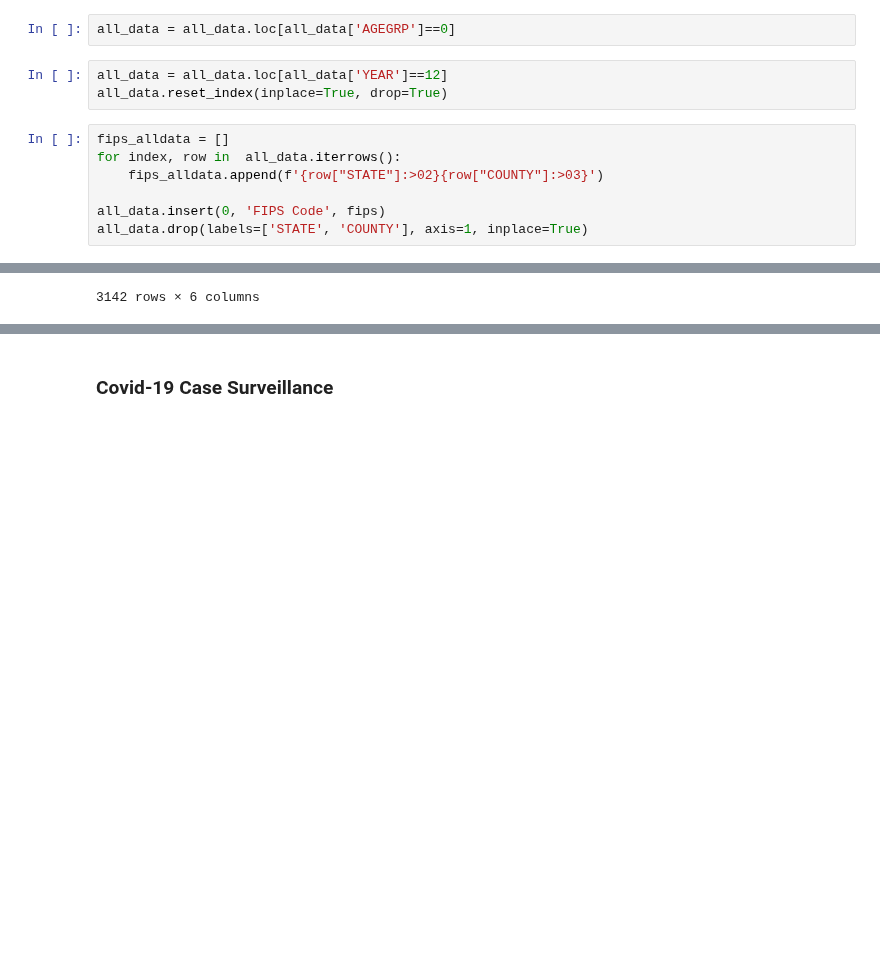
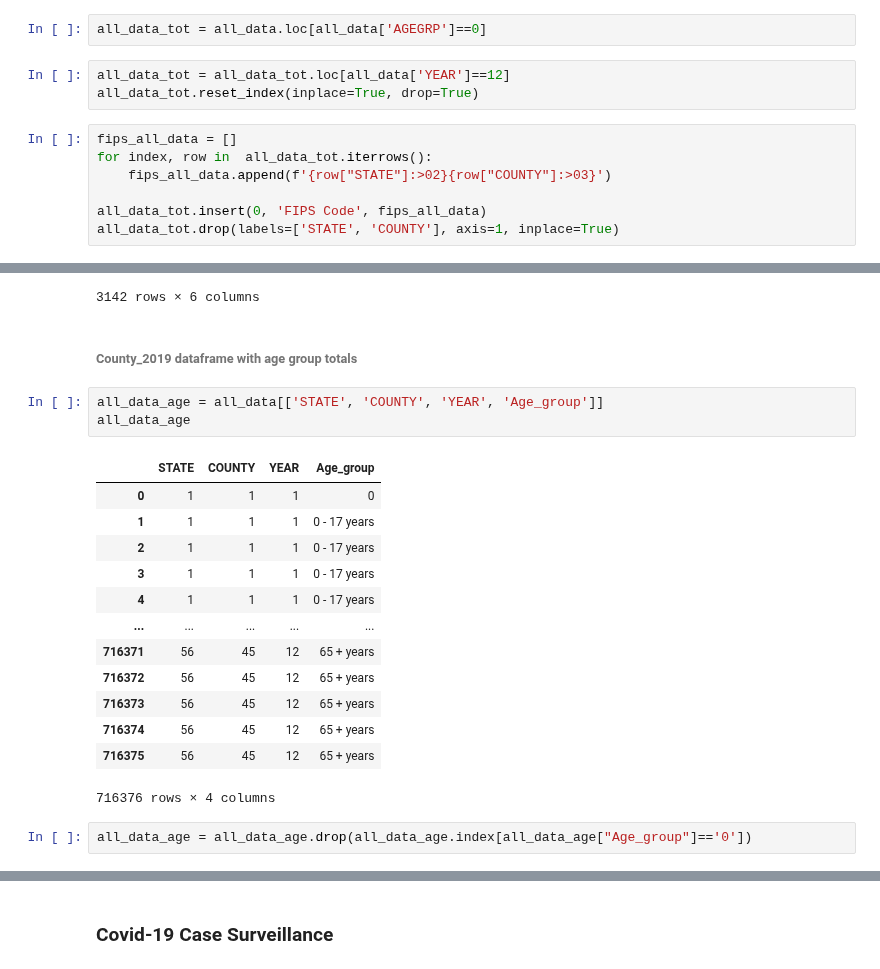
Before and after one commit to mgeffroy/P1-US-COVID-19-Vaccination-Campaign, a Jupyter notebook: P1_Data_Architecture.ipynb, the cells around one changed output, grey strips where cells are left out. Cells and saved outputs as stored; diff of their text form; blank space fills up the shorter version.

Commit message:
Age group total county

```diff
--- a/P1_Data_Architecture.ipynb
+++ b/P1_Data_Architecture.ipynb
@@ -241,12 +232,12 @@ county_2019.head()
 # %%
-all_data = all_data.loc[all_data['AGEGRP']==0]
+all_data_tot = all_data.loc[all_data['AGEGRP']==0]
 # %%
-all_data = all_data.loc[all_data['YEAR']==12]
-all_data.reset_index(inplace=True, drop=True)
+all_data_tot = all_data_tot.loc[all_data['YEAR']==12]
+all_data_tot.reset_index(inplace=True, drop=True)
 # %%
-fips_alldata = []
-for index, row in  all_data.iterrows():
-    fips_alldata.append(f'{row["STATE"]:>02}{row["COUNTY"]:>03}')
+fips_all_data = []
+for index, row in  all_data_tot.iterrows():
+    fips_all_data.append(f'{row["STATE"]:>02}{row["COUNTY"]:>03}')
 
-all_data.insert(0, 'FIPS Code', fips)
-all_data.drop(labels=['STATE', 'COUNTY'], axis=1, inplace=True)
+all_data_tot.insert(0, 'FIPS Code', fips_all_data)
+all_data_tot.drop(labels=['STATE', 'COUNTY'], axis=1, inplace=True)
@@ -317,3 +308,24 @@ county_2019
 | 3140 | 56043 | Wyoming | Washakie County | 7805 | 3963 | 3842 |
 | 3141 | 56045 | Wyoming | Weston County | 6927 | 3624 | 3303 |
 3142 rows × 6 columns
+# %% [markdown]
+###### County_2019 dataframe with age group totals
+# %%
+all_data_age = all_data[['STATE', 'COUNTY', 'YEAR', 'Age_group']]
+all_data_age
+# %% [output]
+|  | STATE | COUNTY | YEAR | Age_group |
+| 0 | 1 | 1 | 1 | 0 |
+| 1 | 1 | 1 | 1 | 0 - 17 years |
+| 2 | 1 | 1 | 1 | 0 - 17 years |
+| 3 | 1 | 1 | 1 | 0 - 17 years |
+| 4 | 1 | 1 | 1 | 0 - 17 years |
+| ... | ... | ... | ... | ... |
+| 716371 | 56 | 45 | 12 | 65 + years |
+| 716372 | 56 | 45 | 12 | 65 + years |
+| 716373 | 56 | 45 | 12 | 65 + years |
+| 716374 | 56 | 45 | 12 | 65 + years |
+| 716375 | 56 | 45 | 12 | 65 + years |
+716376 rows × 4 columns
+# %%
+all_data_age = all_data_age.drop(all_data_age.index[all_data_age["Age_group"]=='0'])
```
Also changed, not shown: parts of 8 cells of this notebook.
